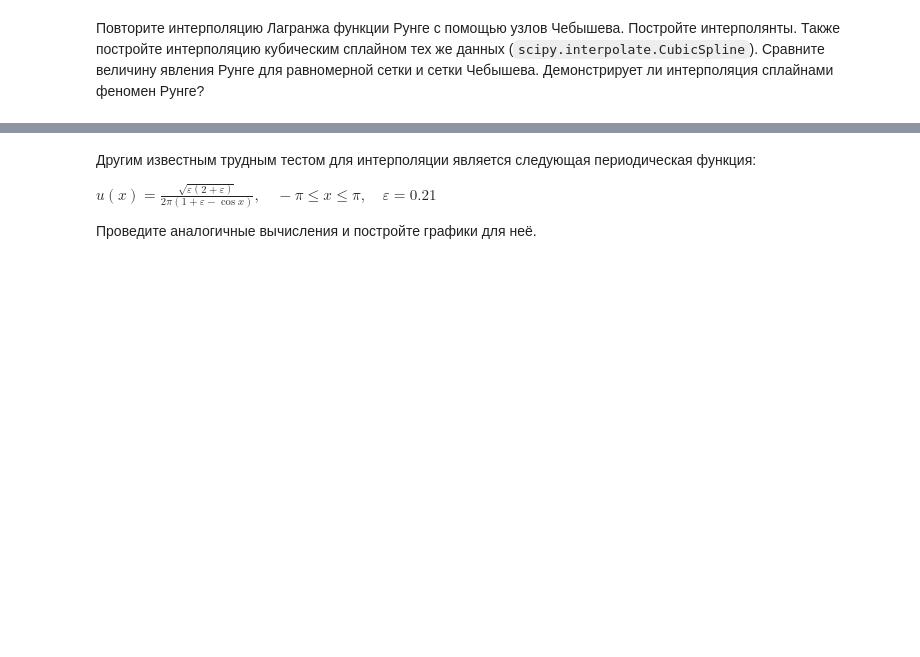
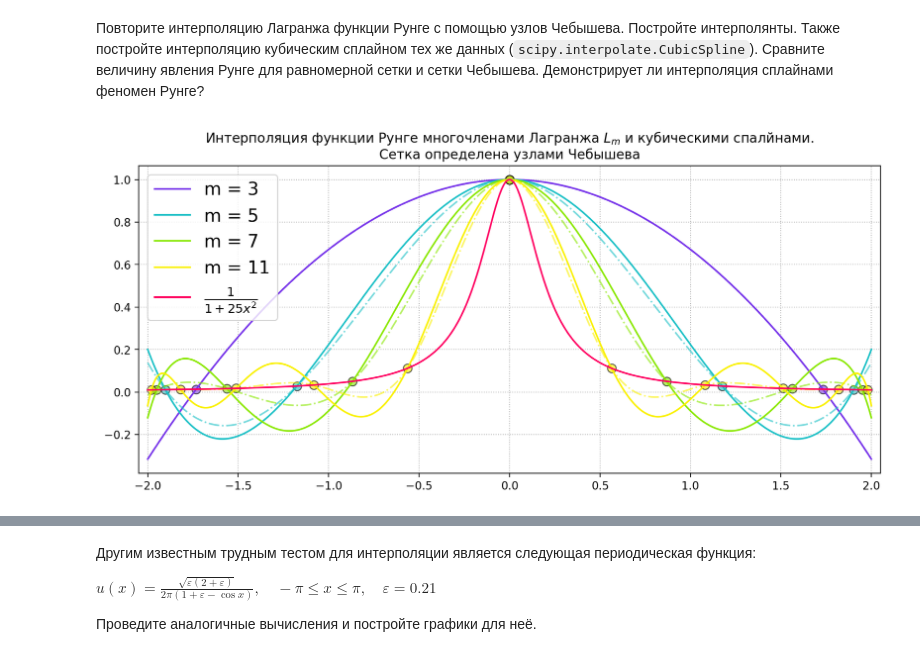
Before and after one commit to ShmakovVladimir/Computational_mathematics_second_sem, a Jupyter notebook: hw2/Задание_по_интерполяции.ipynb, the cells around one changed output, grey strips where cells are left out. Saved outputs shown, nothing was run; the diff lists cells and outputs as text; code cells hidden in the pictures; blank space fills up the shorter version.

```diff
--- a/hw2/Задание_по_интерполяции.ipynb
+++ b/hw2/Задание_по_интерполяции.ipynb
@@ -100,6 +137,7 @@ plt.plot(x_line, [lagr(x) for x in x_line])
 left_limit, right_limit = -2, 2
 x_line = np.linspace(left_limit, right_limit, 1000)
 m_values = [3, 5, 7, 11]
+intepolations_uniform = []
 colors = ['#7734ea', '#1ac0c6', '#8ae800', '#faf100', '#ff0061']
 plt.figure(figsize = (12, 5), dpi = 200)
 for m, color in zip(m_values, colors):
@@ -107,6 +145,7 @@ for m, color in zip(m_values, colors):
     grid_y = runge_func(grid_x)
     lagr = LagrangeInterpolator(grid_x, grid_y)
     y_interpolation = [lagr(x) for x in x_line]
+    intepolations_uniform.append(y_interpolation)
     plt.plot(x_line, y_interpolation, color = color, alpha = 1, label = f'm = {m}')
     plt.scatter(grid_x, grid_y, color = color, alpha = 0.6, s = 60, edgecolors = '#000000')
 plt.plot(x_line, runge_func(x_line), color = colors[-1], label = r'$\frac{1}{1 + 25 x^{2}}$')
@@ -122,8 +161,8 @@ plt.title('Интерполяция функции Рунге многочлен
 def cheb_nodes(n, a=-1, b=1):
     r"""Chebyshev nodes of degree $n$ on $[a, b]$
     """
-    k = np.arange(n) + 1
-    return a + (b - a) * np.cos(np.pi * (2 * k - 1) / (2 * n))
+    k = np.arange(n, 0, -1)
+    return 0.5 * (a + b) + 0.5 * (b - a) * np.cos(np.pi * (2 * k - 1) / (2 * n))
 # %%
 nodes_11 = cheb_nodes(11)
 nodes_11 = np.asarray(nodes_11)
@@ -141,3 +180,30 @@ assert_allclose(cheb_nodes(5, a=-1, b=3),
 Повторите интерполяцию Лагранжа функции Рунге с помощью узлов Чебышева. Постройте интерполянты.
 Также постройте интерполяцию кубическим сплайном тех же данных (`scipy.interpolate.CubicSpline`).
 Сравните величину явления Рунге для равномерной сетки и сетки Чебышева. Демонстрирует ли интерполяция сплайнами феномен Рунге?
+# %%
+from scipy import interpolate
+left_limit, right_limit = -2, 2
+x_line = np.linspace(left_limit, right_limit, 1000)
+m_values = [3, 5, 7, 11]
+colors = ['#7734ea', '#1ac0c6', '#8ae800', '#faf100', '#ff0061']
+interpolations_cheb = []
+plt.figure(figsize = (12, 5), dpi = 200)
+for m, color in zip(m_values, colors):
+    grid_x = cheb_nodes(m, a = left_limit, b = right_limit)
+    grid_y = runge_func(grid_x)
+    lagr = LagrangeInterpolator(grid_x, grid_y)
+    spline_interpolation = interpolate.CubicSpline(x = grid_x,
+                                                   y = grid_y)(x_line)
+    y_interpolation = [lagr(x) for x in x_line]
+    interpolations_cheb.append(y_interpolation)
+    plt.plot(x_line, y_interpolation, color = color, alpha = 1, label = f'm = {m}')
+    plt.scatter(grid_x, grid_y, color = color, alpha = 0.6, s = 60, edgecolors = '#000000')
+    plt.plot(x_line, spline_interpolation, '-.', color = color, alpha = 0.6)
+
+plt.plot(x_line, runge_func(x_line), color = colors[-1], label = r'$\frac{1}{1 + 25 x^{2}}$')
+plt.legend(fontsize = 16, loc = 'upper left')
+plt.xlim(left_limit - 0.05, right_limit + 0.05)
+plt.grid(ls = ':')
+plt.title('Интерполяция функции Рунге многочленами Лагранжа $L_{m}$ и кубическими спалйнами.\nСетка определена узлами Чебышева', fontsize = 12);
+# %% [output]
+[figure, added]
```
Also changed, not shown: parts of 9 cells of this notebook, 4 other files.
